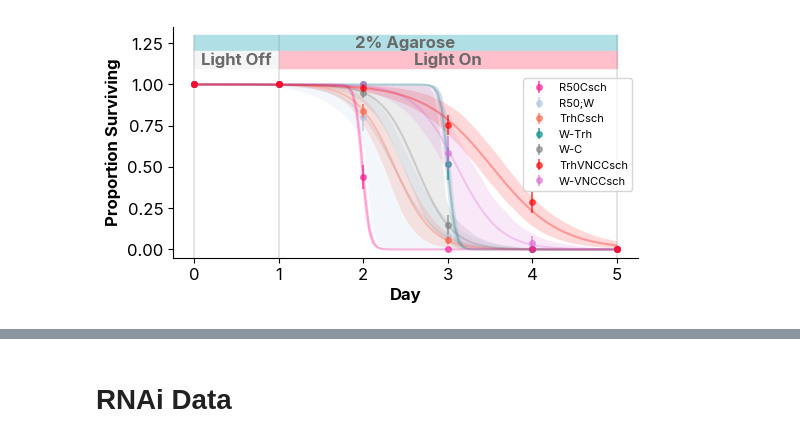
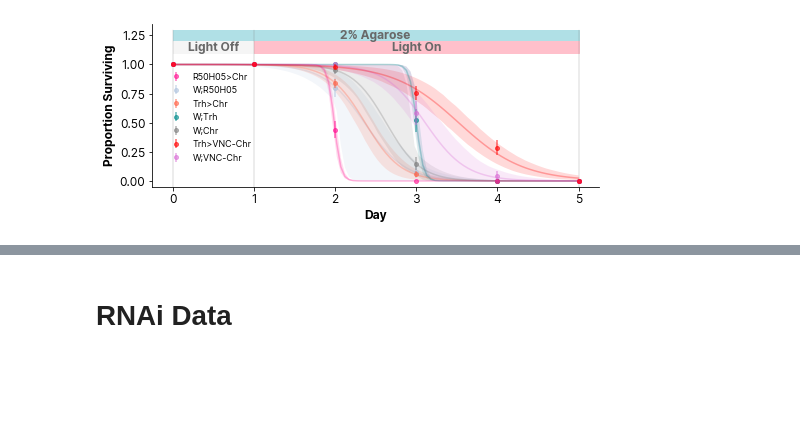
Before and after one commit to sangyu/Holophenotype5HT, a Jupyter notebook: nbs/01_Figures/07_Survival_and_RNAi.ipynb.ipynb, the cells around one changed output, grey strips where cells are left out. Drawn from its saved outputs; the diff is of its cells as text; code cells hidden in the pictures; blank space fills up the shorter version.

Commit message:
update survival code and remove spurious figures

```diff
--- a/nbs/01_Figures/07_Survival_and_RNAi.ipynb.ipynb
+++ b/nbs/01_Figures/07_Survival_and_RNAi.ipynb.ipynb
@@ -4,28 +4,31 @@ import svgutils
 from svgutils.compose import *
 import dabest
 import matplotlib.pyplot as plt
-plt.style.use('seaborn-colorblind')
+# plt.style.use('seaborn-colorblind')
 import esploco.plotTools
 from esploco.plotTools import setFont
 setFont('inter', 6)
-plt.style.use('seaborn-colorblind')
+# plt.style.use('seaborn-colorblind')
 import seaborn as sns
 import matplotlib.pyplot as plt
 plt.rcParams['svg.fonttype'] = 'none'
 from matplotlib import font_manager
 import matplotlib
-font_dirs = ["/Users/sangyuxu/Library/Fonts"]
+font_dirs = ["/Users/xusy/Library/Fonts"]
 font_files = font_manager.findSystemFonts(fontpaths=font_dirs)
 for font_file in font_files:
     font_manager.fontManager.addfont(font_file)
 matplotlib.font_manager.findSystemFonts(fontpaths=None, fontext='ttf')
+import matplotlib.pyplot as plt
+from sksurv.nonparametric import kaplan_meier_estimator
+from sksurv.compare import compare_survival
 
 import pickle
 import pandas as pd
 import scipy
 import numpy as np
 import dabest
-paperpath = '/Users/sangyuxu/Library/Mobile Documents/com~apple~CloudDocs/EspressoManu/'
+paperpath = '/Users/xusy/Library/Mobile Documents/com~apple~CloudDocs/EspressoManu/'
 imagepath = paperpath + 'Figures20240202/'
 figurepath = imagepath + '/Figure6/'
 picklepath = paperpath + 'DataforFigures/Behavior/Data/pickles/'
@@ -34,5 +35,5 @@ Fontconfig warning: ignoring UTF-8: not a valid region tag
 # %%
-starve = pd.read_csv('/Users/sangyuxu/Library/Mobile Documents/com~apple~CloudDocs/EspressoManu/DataforFigures/Starvation Resistance/starve.csv',delimiter=',')
+starve = pd.read_csv('/Users/xusy/Library/Mobile Documents/com~apple~CloudDocs/EspressoManu/DataforFigures/Starvation Resistance/starve.csv',delimiter=',')
 starve = starve.set_index('Day')
 starvePerc = starve/starve.iloc[1,:]
 # %%
@@ -56,5 +60,5 @@ No artists with labels found to put in legend.  Note that artists whose label st
 # %%
-starve1 = pd.read_csv('/Users/sangyuxu/Library/Mobile Documents/com~apple~CloudDocs/EspressoManu/DataforFigures/Starvation Resistance/starve.csv',delimiter=',')
+starve1 = pd.read_csv('/Users/xusy/Library/Mobile Documents/com~apple~CloudDocs/EspressoManu/DataforFigures/Starvation Resistance/starve.csv',delimiter=',')
 df = pd.melt(starve1, id_vars=['Day'], value_vars= starve1.columns[1::], value_name='count', var_name = 'genotype')
 df['total'] = [df.loc[df['genotype'] == df.iloc[n]['genotype']]['count'].max() for n in range(len(df))]
 df1 = pd.DataFrame(np.nan, index=df.index, columns=np.arange(0, df.total.max(), 1))
@@ -109,39 +113,39 @@ plt.plot(starvePerc)
 # %%
 setFont('inter', 12)
 
-f = plt.figure(figsize = (6, 3))
-palette = {'R50Csch':'deeppink', 'R50;W':'lightsteelblue', 'TrhCsch':'tomato', 'W-Trh':'darkcyan', 'W-C':'gray', 'TrhVNCCsch':'red',
-       'W-VNCCsch':'orchid'}
+f = plt.figure(figsize = (8, 3))
+palette = {'R50H05>Chr':'deeppink', 'W;R50H05':'lightsteelblue', 'Trh>Chr':'tomato', 'W;Trh':'darkcyan', 'W;Chr':'gray', 'Trh>VNC-Chr':'red',
+       'W;VNC-Chr':'orchid'}
 zorder_list = {0: 10, 1:1, 2:2, 3:3, 4:4, 5:20, 6:6}
 for i in range(7):
     df_t_sub = df_t.loc[df_t.genotype==starvePerc.columns[i]].drop(['genotype', 'count', 'total'], axis = 1)
     df_t_sub_melt = df_t_sub.melt(id_vars=['Day'], value_vars=df_t_sub.columns[1::])
     g = sns.regplot(x="Day", y="value", data=df_t_sub_melt, logistic=True, color = palette[starvePerc.columns[i]],
                     scatter = False, line_kws={'alpha': 0.3, 'zorder':zorder_list[i], 'linewidth':1.5})
 for i in range(7):
     plt.errorbar(starvePerc.index, starvePerc.iloc[:, i], yerr=starvePerc_ste.iloc[:, i], fmt='o',
                  markersize = 4, alpha = .6, color = palette[starvePerc.columns[i]],
                  label = starvePerc.columns[i], zorder = zorder_list[i])
 f.axes[0].plot([0, 0], [1.3, -0.05], color = 'gray', linewidth = 0.3 )
 f.axes[0].plot([1, 1], [1.3, -0.05], color = 'gray', linewidth = 0.3 )
 f.axes[0].plot([5, 5], [1.3, -0.05], color = 'gray', linewidth = 0.3 )
 
 rect1=plt.Rectangle(xy=(0,1.2), width=5, height=0.1, color='powderblue',edgecolor = 'gray' )
 rect2=plt.Rectangle(xy=(1,1.1), width=4, height=0.1, color='pink' ,edgecolor = 'gray' )
 rect3=plt.Rectangle(xy=(0,1.1), width=0.99, height=0.1, color='whitesmoke' ,edgecolor = 'gray' )
 f.axes[0].add_patch(rect1)
 f.axes[0].add_patch(rect2)
 f.axes[0].add_patch(rect3)
 f.axes[0].set_ylim(-0.05, 1.35)
 f.axes[0].spines[['right', 'top']].set_visible(False)
 f.axes[0].text(0.5, 1.15, 'Light Off', ha = 'center', va = 'center', color = 'dimgray', weight = 'bold')
 f.axes[0].text(3, 1.15, 'Light On', ha = 'center', va = 'center', color = 'dimgray', weight = 'bold')
 f.axes[0].text(2.5, 1.25, '2% Agarose', ha = 'center', va = 'center', color = 'dimgray', weight = 'bold')
-plt.legend(fontsize = 8, loc='upper right', bbox_to_anchor=(1, .8))
+plt.legend(fontsize = 9, loc='lower left', bbox_to_anchor=(.015, .1), frameon = False)
 plt.ylabel('Proportion Surviving', weight = 'bold')
 plt.xlabel('Day', weight = 'bold')
 plt.savefig('starvecurve.png', dpi = 300)
 plt.savefig(figurepath+'/images/starvecurve.svg', bbox_inches = 'tight')
 # plt.savefig(figurepath+'/images/starvecurve.svg')
 # %% [output]
-[figure, old version]
+[figure, new version]
```
Also changed, not shown: parts of 13 cells of this notebook, 22 other files.
